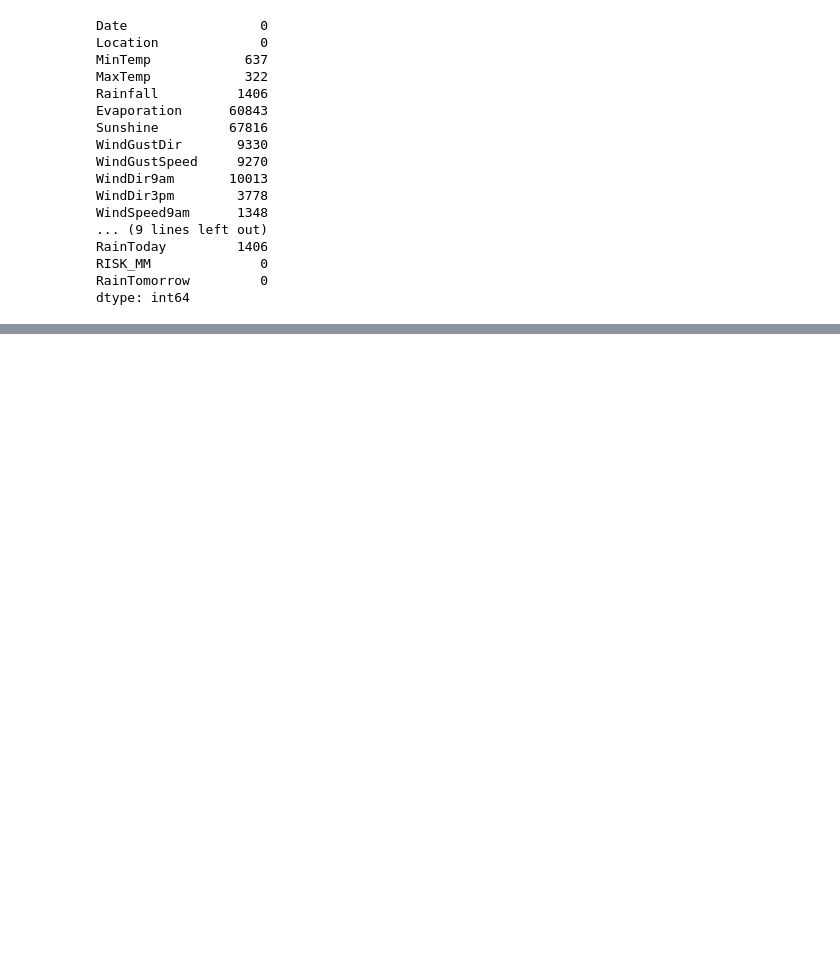
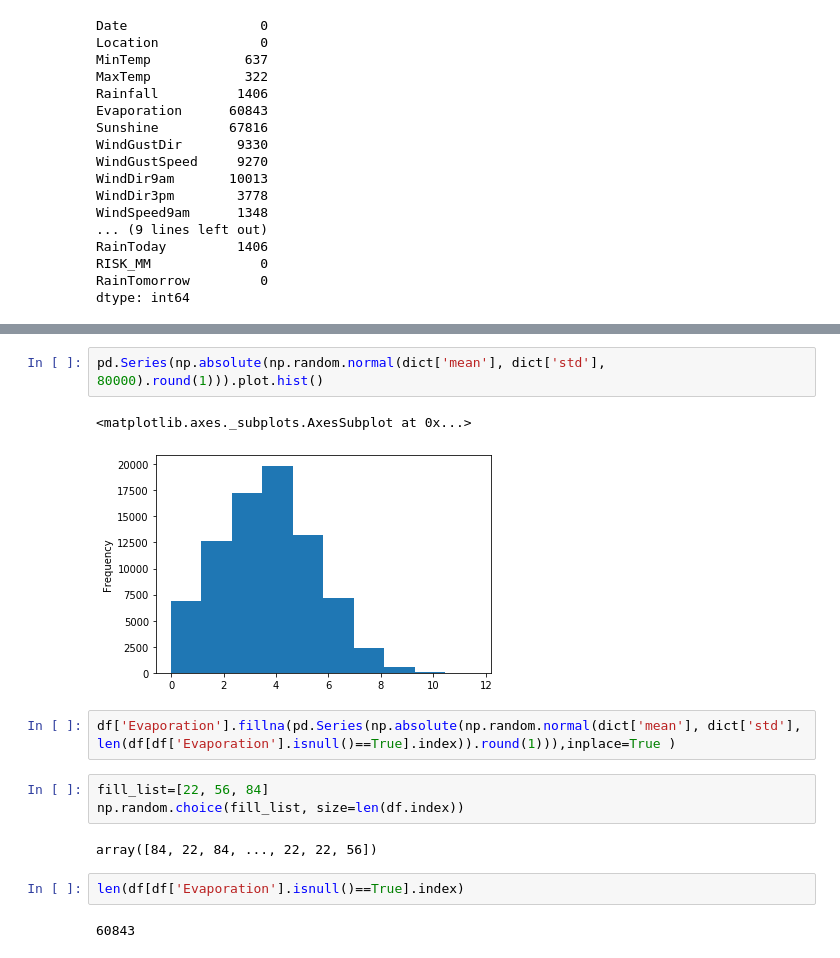
Before and after one commit to fecuva/DataScienceTEc, a Jupyter notebook: tarea3/Tarea3.ipynb, the cells around one changed output, grey strips where cells are left out. Drawn from its saved outputs; the diff is of its cells as text; blank space fills up the shorter version.

```diff
--- a/tarea3/Tarea3.ipynb
+++ b/tarea3/Tarea3.ipynb
@@ -92,0 +137,16 @@ NameError: name 'plot' is not defined
+# %%
+pd.Series(np.absolute(np.random.normal(dict['mean'], dict['std'], 80000).round(1))).plot.hist()
+# %% [output]
+<matplotlib.axes._subplots.AxesSubplot at 0x...>
+[figure, added]
+# %%
+df['Evaporation'].fillna(pd.Series(np.absolute(np.random.normal(dict['mean'], dict['std'], len(df[df['Evaporation'].isnull()==True].index)).round(1))),inplace=True )
+# %%
+fill_list=[22, 56, 84]
+np.random.choice(fill_list, size=len(df.index))
+# %% [output]
+array([84, 22, 84, ..., 22, 22, 56])
+# %%
+len(df[df['Evaporation'].isnull()==True].index)
+# %% [output]
+60843
```
Also changed, not shown: parts of 14 cells of this notebook.
